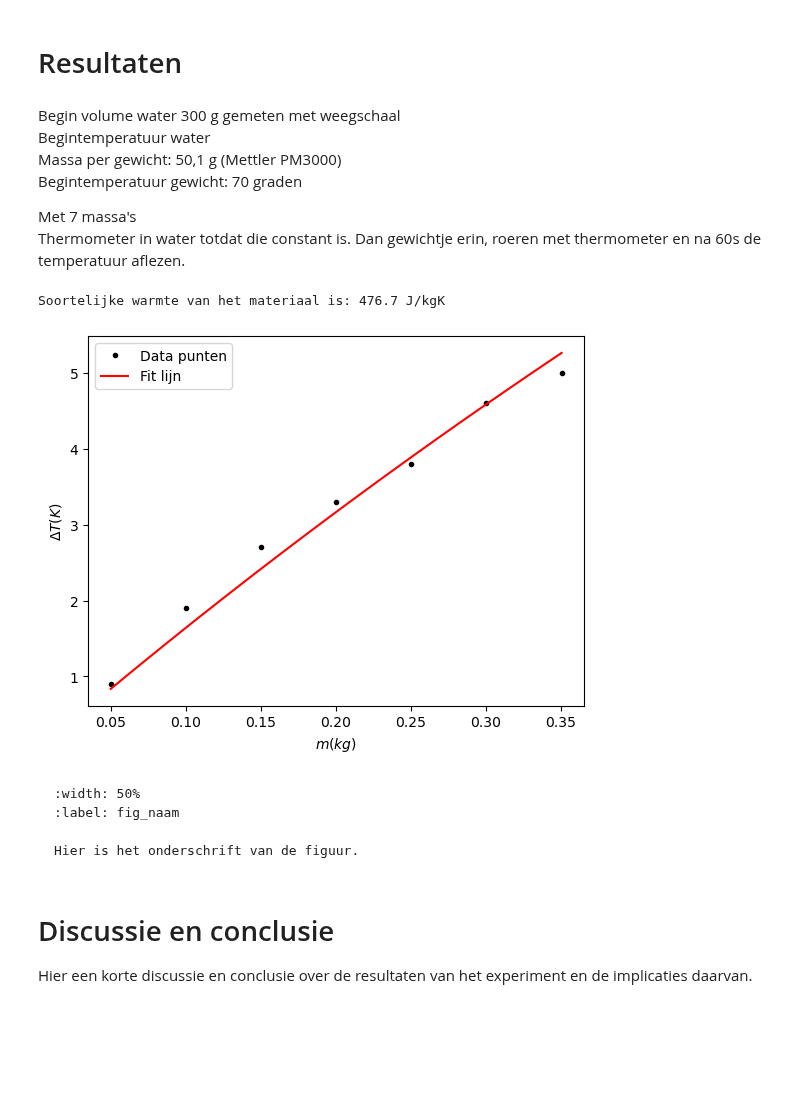
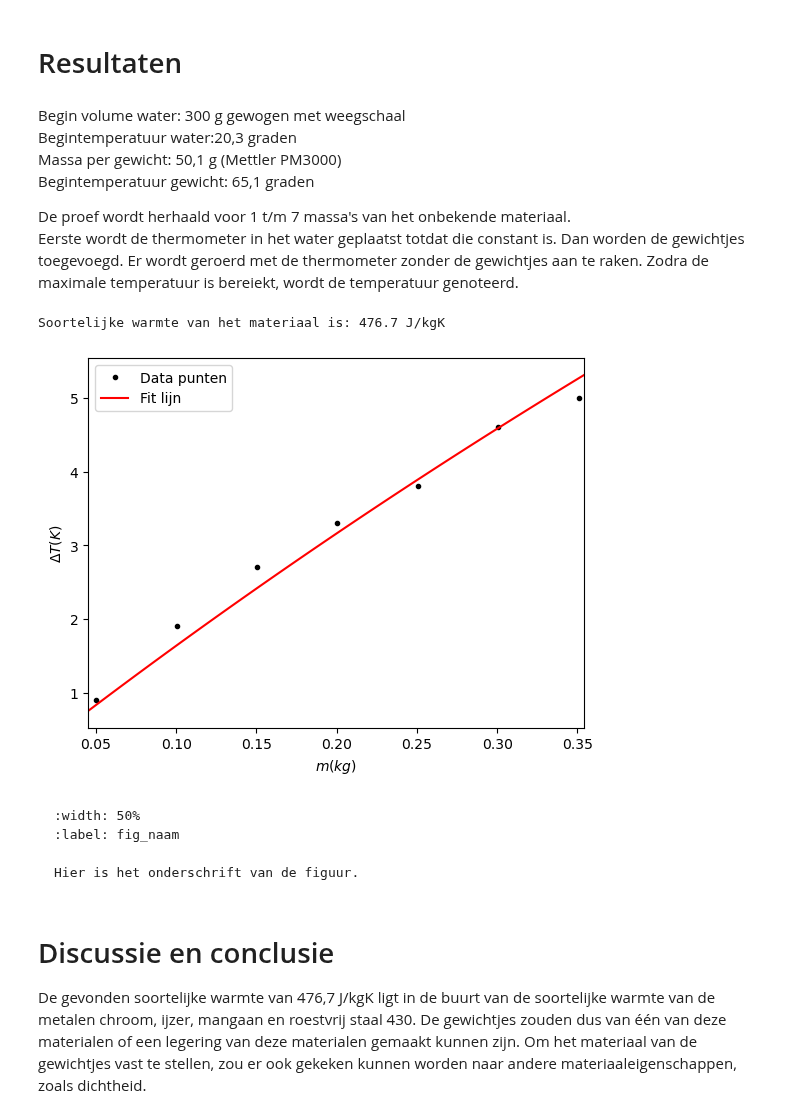
Before and after one commit to Eerkje/Annet-Erik, a Jupyter notebook: Content/Labs/Warmtecapaciteit.ipynb, the cells around one changed output. Drawn from its saved outputs; the diff is of its cells as text; code cells hidden in the pictures; blank space fills up the shorter version.

````diff
--- a/Content/Labs/Warmtecapaciteit.ipynb
+++ b/Content/Labs/Warmtecapaciteit.ipynb
@@ -69,13 +69,13 @@ Het voorbeeld kun je natuurlijk straks verwijderen.
 # %% [markdown]
 # Resultaten
 # %% [markdown]
-Begin volume water 300 g gemeten met weegschaal\
-Begintemperatuur water \
+Begin volume water: 300 g gewogen met weegschaal\
+Begintemperatuur water:20,3 graden \
 Massa per gewicht: 50,1 g (Mettler PM3000) \
-Begintemperatuur gewicht: 70 graden
+Begintemperatuur gewicht: 65,1 graden
 
-Met 7 massa's \
-Thermometer in water totdat die constant is. Dan gewichtje erin, roeren met thermometer en na 60s de temperatuur aflezen.
+De proef wordt herhaald voor 1 t/m 7 massa's van het onbekende materiaal. \
+Eerste wordt de thermometer in het water geplaatst totdat die constant is. Dan worden de gewichtjes toegevoegd. Er wordt geroerd met de thermometer zonder de gewichtjes aan te raken. Zodra de maximale temperatuur is bereiekt, wordt de temperatuur genoteerd.
 # %%
 import numpy as np
 import matplotlib.pyplot as plt
@@ -96,24 +96,25 @@ T_e = np.array([21.2, 22.2, 23.0, 23.6, 24.1, 24.9, 25.3]) + 273.15 #eindtempera
 # %%
 #Fit functie om c_m te bepalen
 def function_fit(m_m, c_m):
     return (c_w*m_w*T_wb + c_m*m_m*T_mb)/(c_w*m_w + c_m*m_m) -T_wb
 values,covariance = curve_fit(function_fit, m_m, T_e-T_wb)
 print("Soortelijke warmte van het materiaal is:", round(values[0],1), "J/kgK")
 
-m_fit = np.linspace(min(m_m), max(m_m), 100)
+m_fit = np.linspace(0.9*min(m_m), 1.01*max(m_m), 100)
 Te_fit = function_fit(m_fit, *values)
 
 #Grafiek maken
 plt.figure()
+plt.xlim(0.9*min(m_m), 1.01*max(m_m))
 plt.xlabel('$m (kg)$')
 plt.ylabel('$ΔT (K)$')
 plt.plot(m_m, T_e - T_wb, 'k.', label='Data punten')
 plt.plot(m_fit, Te_fit, 'r-', label='Fit lijn')
 plt.legend()
 plt.show()
 # %% [output]
 Soortelijke warmte van het materiaal is: 476.7 J/kgK
-[figure, old version]
+[figure, new version]
 # %% [markdown]
 ```{figure} figures/naam.png
 :width: 50%
@@ -124,4 +125,4 @@ Hier is het onderschrift van de figuur.
 # %% [markdown]
 # Discussie en conclusie
 
-Hier een korte discussie en conclusie over de resultaten van het experiment en de implicaties daarvan.
+De gevonden soortelijke warmte van 476,7 J/kgK ligt in de buurt van de soortelijke warmte van de metalen chroom, ijzer, mangaan en roestvrij staal 430. De gewichtjes zouden dus van één van deze materialen of een legering van deze materialen gemaakt kunnen zijn. Om het materiaal van de gewichtjes vast te stellen, zou er ook gekeken kunnen worden naar andere materiaaleigenschappen, zoals dichtheid.
````
Also changed, not shown: 2 other files.
